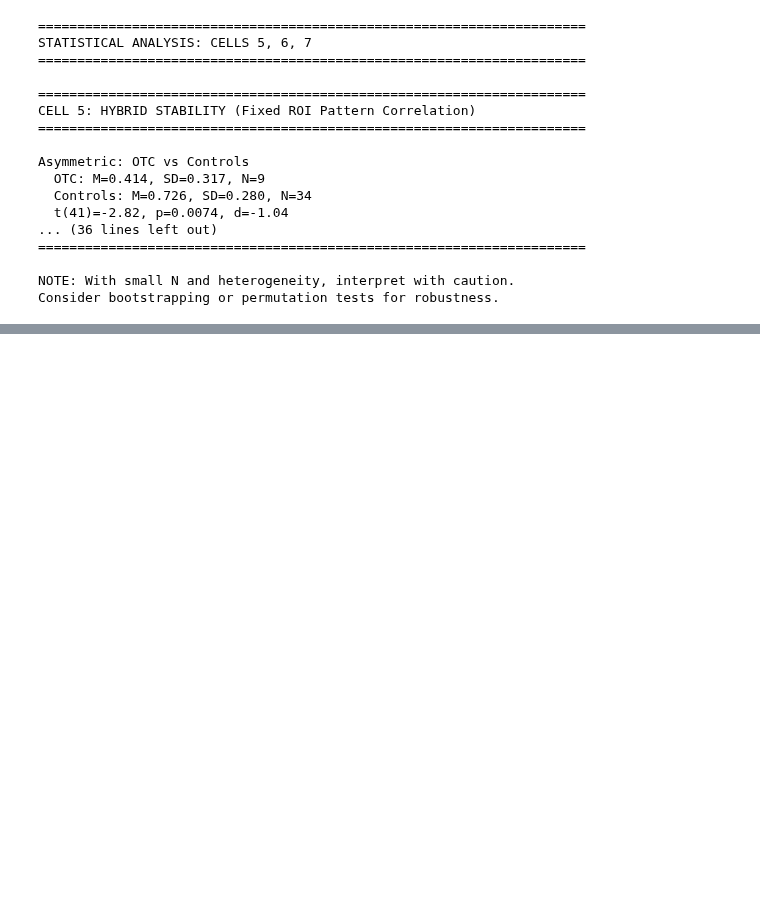
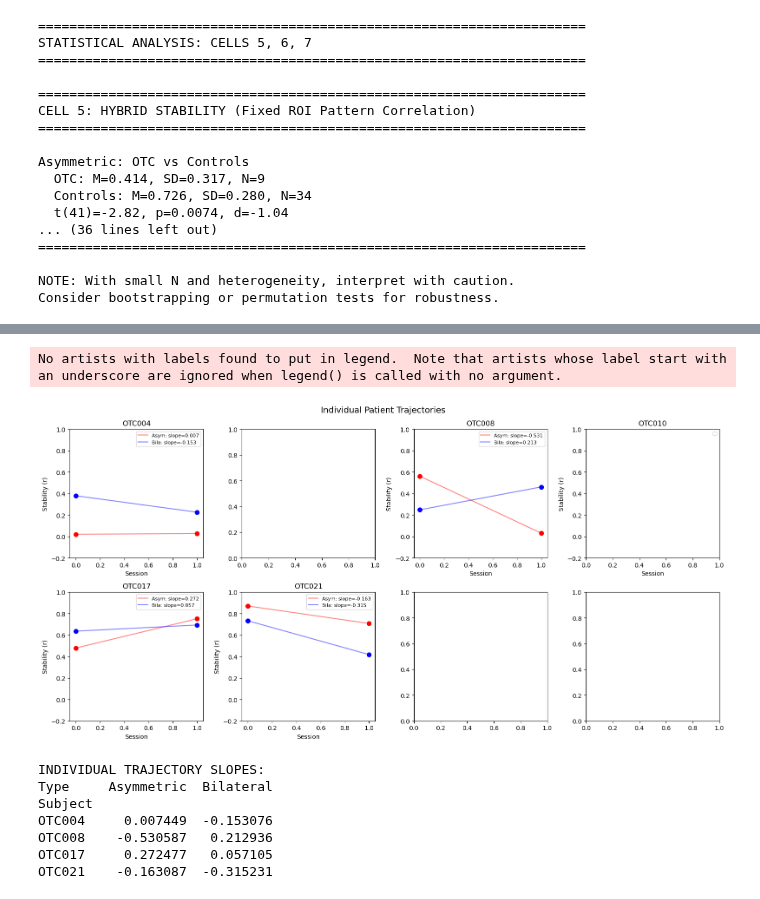
Before and after one commit to cnsimmons/long_pt, a Jupyter notebook: B_analyses/02_rsa2_playground.ipynb, the cells around one changed output, grey strips where cells are left out. Cells and saved outputs as stored; diff of their text form; code cells hidden in the pictures; blank space fills up the shorter version.

```diff
--- a/B_analyses/playground.ipynb
+++ b/B_analyses/02_rsa2_playground.ipynb
@@ -1043,0 +1143,76 @@ Consider bootstrapping or permutation tests for robustness.
+# %%
+# CELL: Individual Trajectory Modeling
+from sklearn.linear_model import LinearRegression
+import matplotlib.pyplot as plt
+
+def model_individual_trajectories(functional_results, subjects, df_hybrid):
+    """Model each patient's trajectory separately"""
+
+    individual_slopes = []
+
+    fig, axes = plt.subplots(2, 4, figsize=(16, 8))
+    axes = axes.flatten()
+
+    for idx, (sid, info) in enumerate(list(subjects.items())[:8]):
+        if info['group'] != 'OTC':
+            continue
+
+        # Get this subject's data across sessions
+        subj_data = df_hybrid[df_hybrid['Subject'] == info['code']]
+
+        if len(subj_data) < 2:
+            continue
+
+        ax = axes[idx]
+
+        for cat_type, color in [('Asymmetric', 'red'), ('Bilateral', 'blue')]:
+            type_data = subj_data[subj_data['Type'] == cat_type]
+
+            if len(type_data) > 1:
+                # Simple linear model per category
+                X = np.arange(len(type_data)).reshape(-1, 1)
+                y = type_data['Stability (r)'].values
+
+                model = LinearRegression()
+                model.fit(X, y)
+                slope = model.coef_[0]
+
+                ax.scatter(X, y, color=color, s=50)
+                ax.plot(X, model.predict(X), color=color, alpha=0.5,
+                       label=f"{cat_type[:4]}: slope={slope:.3f}")
+
+                individual_slopes.append({
+                    'Subject': info['code'],
+                    'Type': cat_type,
+                    'Slope': slope,
+                    'N_sessions': len(type_data)
+                })
+
+        ax.set_title(f"{info['code']}")
+        ax.set_ylabel("Stability (r)")
+        ax.set_xlabel("Session")
+        ax.legend(fontsize=8)
+        ax.set_ylim(-0.2, 1.0)
+
+    plt.suptitle("Individual Patient Trajectories", fontsize=14)
+    plt.tight_layout()
+    plt.show()
+
+    # Summary of slopes
+    slopes_df = pd.DataFrame(individual_slopes)
+    print("\nINDIVIDUAL TRAJECTORY SLOPES:")
+    print(slopes_df.pivot(index='Subject', columns='Type', values='Slope'))
+
+    return slopes_df
+
+slopes = model_individual_trajectories(golarai_functional_final, ANALYSIS_SUBJECTS, df_hybrid)
+# %% [output]
+No artists with labels found to put in legend.  Note that artists whose label start with an underscore are ignored when legend() is called with no argument.
+[figure, added]
+INDIVIDUAL TRAJECTORY SLOPES:
+Type     Asymmetric  Bilateral
+Subject
+OTC004     0.007449  -0.153076
+OTC008    -0.530587   0.212936
+OTC017     0.272477   0.057105
+OTC021    -0.163087  -0.315231
```
Also changed, not shown: parts of 5 cells of this notebook, 4 other files.
